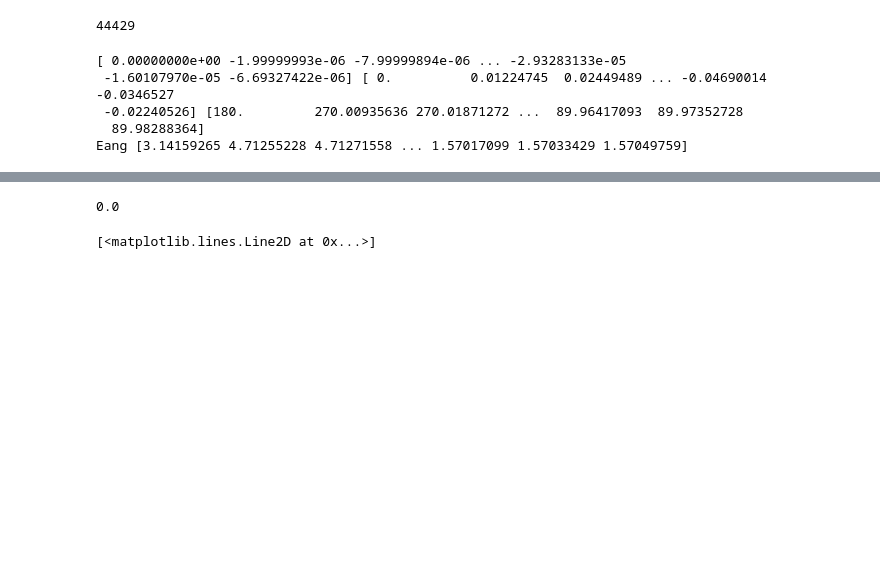
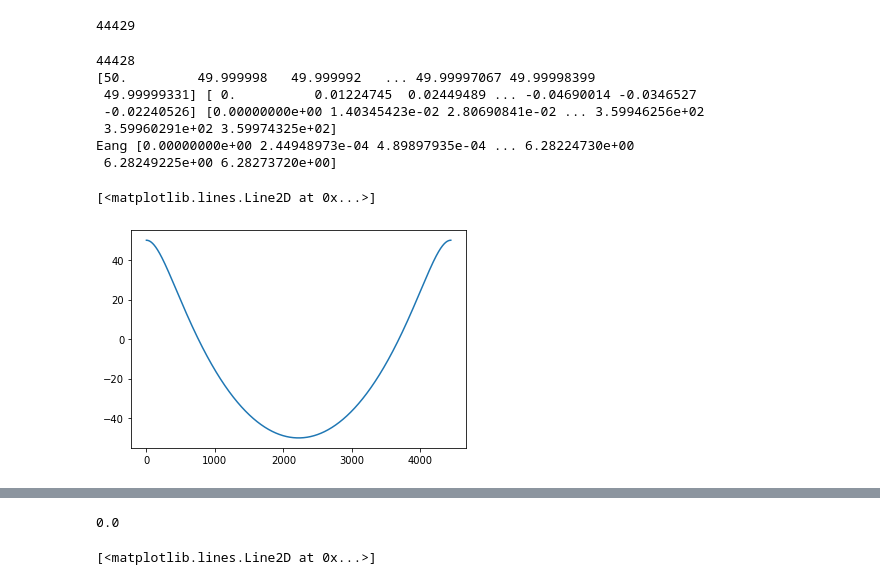
Before and after one commit to sdorsher/ManyBodyProblem, a Jupyter notebook: Vector Elliptical Perihelion.ipynb, the cells around one changed output, grey strips where cells are left out. Cells and saved outputs as stored; diff of their text form; code cells hidden in the pictures; blank space fills up the shorter version.

```diff
--- a/Vector Elliptical Perihelion.ipynb
+++ b/Vector Elliptical Perihelion.ipynb
@@ -418,10 +430,17 @@ endindex
 # %% [output]
 44429
 # %%
-Eang0=getEang(npstar2x[0:endindex-1,:],ecc0,rad0,theta0, useperihelion)
+xE0,yE0,Eang0=getEang(npstar2x[0:endindex-1,:],ecc0,rad0,theta0, useperihelion)
 # %% [output]
-[ 0.00000000e+00 -1.99999993e-06 -7.99999894e-06 ... -2.93283133e-05
- -1.60107970e-05 -6.69327422e-06] [ 0.          0.01224745  0.02449489 ... -0.04690014 -0.0346527
- -0.02240526] [180.         270.00935636 270.01871272 ...  89.96417093  89.97352728
-  89.98288364]
-Eang [3.14159265 4.71255228 4.71271558 ... 1.57017099 1.57033429 1.57049759]
+44428
+[50.         49.999998   49.999992   ... 49.99997067 49.99998399
+ 49.99999331] [ 0.          0.01224745  0.02449489 ... -0.04690014 -0.0346527
+ -0.02240526] [0.00000000e+00 1.40345423e-02 2.80690841e-02 ... 3.59946256e+02
+ 3.59960291e+02 3.59974325e+02]
+Eang [0.00000000e+00 2.44948973e-04 4.89897935e-04 ... 6.28224730e+00
+ 6.28249225e+00 6.28273720e+00]
+# %%
+plt.plot(nptimesoneorbit,xE0)
+# %% [output]
+[<matplotlib.lines.Line2D at 0x...>]
+[figure, added]
```
Also changed, not shown: parts of 22 cells of this notebook.
